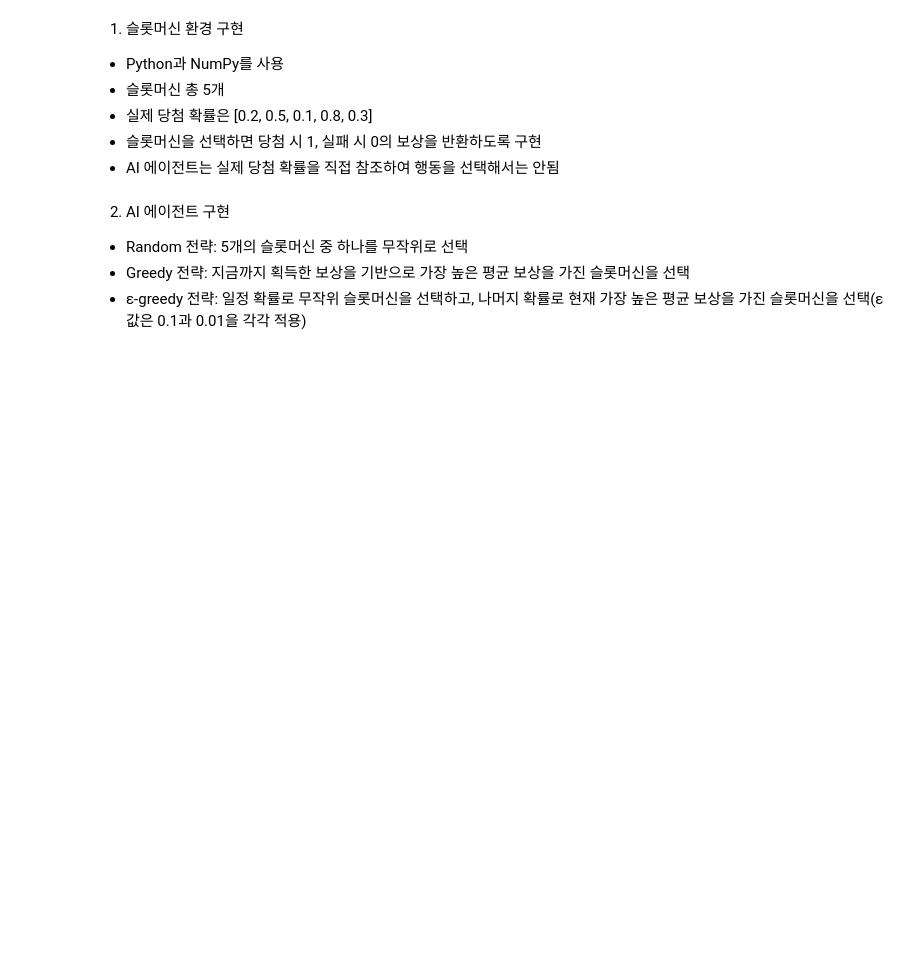
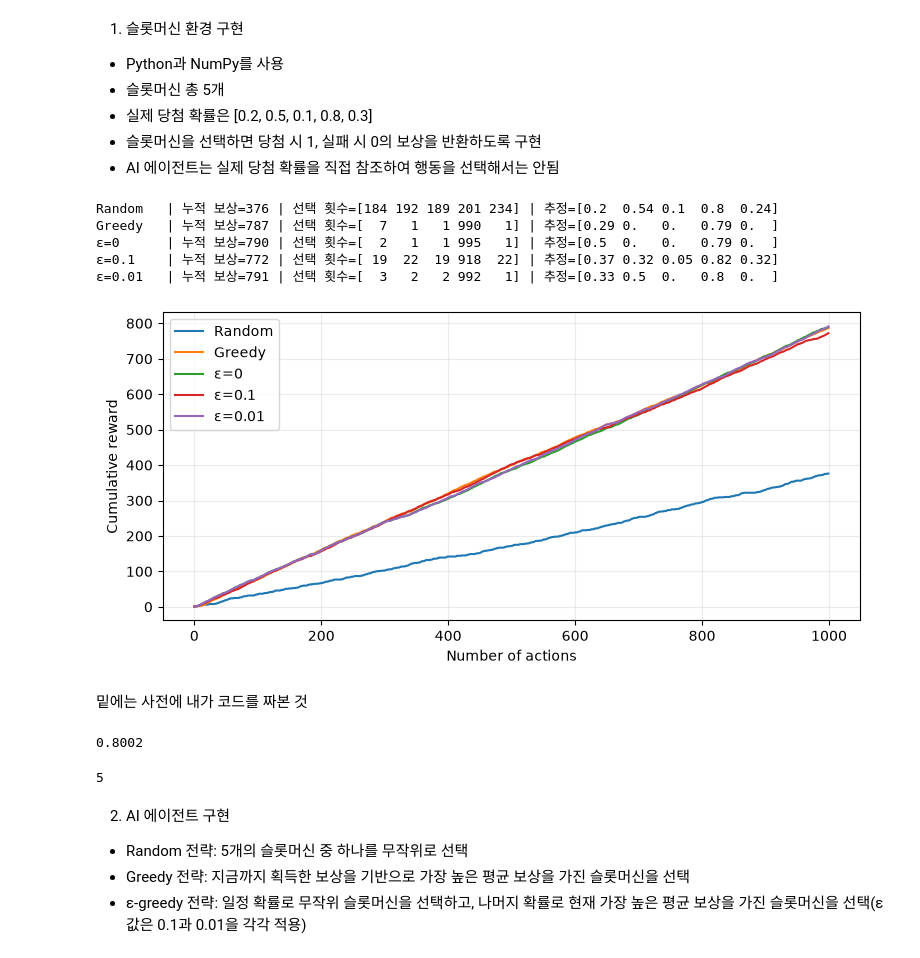
Before and after one commit to harwoon/13_----, a Jupyter notebook: 2_강화학습.ipynb, the cells around one changed output. Drawn from its saved outputs; the diff is of its cells as text; code cells hidden in the pictures; blank space fills up the shorter version.

```diff
--- a/2_강화학습.ipynb
+++ b/2_강화학습.ipynb
@@ -86,0 +119,28 @@
+# %%
+results = {
+    "Random" : bandit_experiment('random'),
+    "Greedy" : bandit_experiment('greedy'),
+    "ε=0" : bandit_experiment('epsilon', 0),
+    "ε=0.1" : bandit_experiment('epsilon', 0.1),
+    "ε=0.01" : bandit_experiment('epsilon', 0.01)
+}
+# %%
+for name, (cumulative, counts, estimates) in results.items():
+    print(f"{name:8s} | 누적 보상={cumulative[-1]:.0f} | 선택 횟수={counts} | 추정={estimates.round(2)}")
+plt.figure(figsize=(9, 4))
+for name, (cumulative, _, _) in results.items():
+    plt.plot(cumulative, label=name)
+plt.xlabel("Number of actions")
+plt.ylabel("Cumulative reward")
+plt.legend()
+plt.grid(alpha=0.25)
+plt.show()
+# %% [output]
+Random   | 누적 보상=376 | 선택 횟수=[184 192 189 201 234] | 추정=[0.2  0.54 0.1  0.8  0.24]
+Greedy   | 누적 보상=787 | 선택 횟수=[  7   1   1 990   1] | 추정=[0.29 0.   0.   0.79 0.  ]
+ε=0      | 누적 보상=790 | 선택 횟수=[  2   1   1 995   1] | 추정=[0.5  0.   0.   0.79 0.  ]
+ε=0.1    | 누적 보상=772 | 선택 횟수=[ 19  22  19 918  22] | 추정=[0.37 0.32 0.05 0.82 0.32]
+ε=0.01   | 누적 보상=791 | 선택 횟수=[  3   2   2 992   1] | 추정=[0.33 0.5  0.   0.8  0.  ]
+[figure, added]
+# %% [markdown]
+밑에는 사전에 내가 코드를 짜본 것
@@ -87,3 +158,18 @@
+# %%
+slotMachine = SlotMachineEnv()
+total = 0
+n = 10000
+
+for i in range(n):
+    total += slotMachine.pull(3)
+
+print(total / n)
+# %% [output]
+0.8002
+# %%
+len(slotMachine)
+# %% [output]
+5
 # %% [markdown]
 2. AI 에이전트 구현
 - Random 전략: 5개의 슬롯머신 중 하나를 무작위로 선택
```
Also changed, not shown: parts of 36 cells of this notebook.
